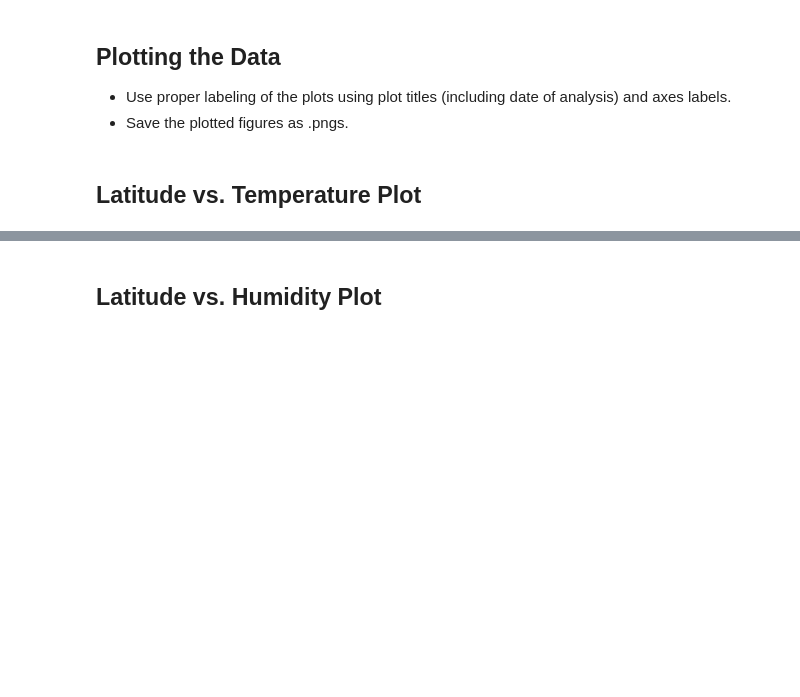
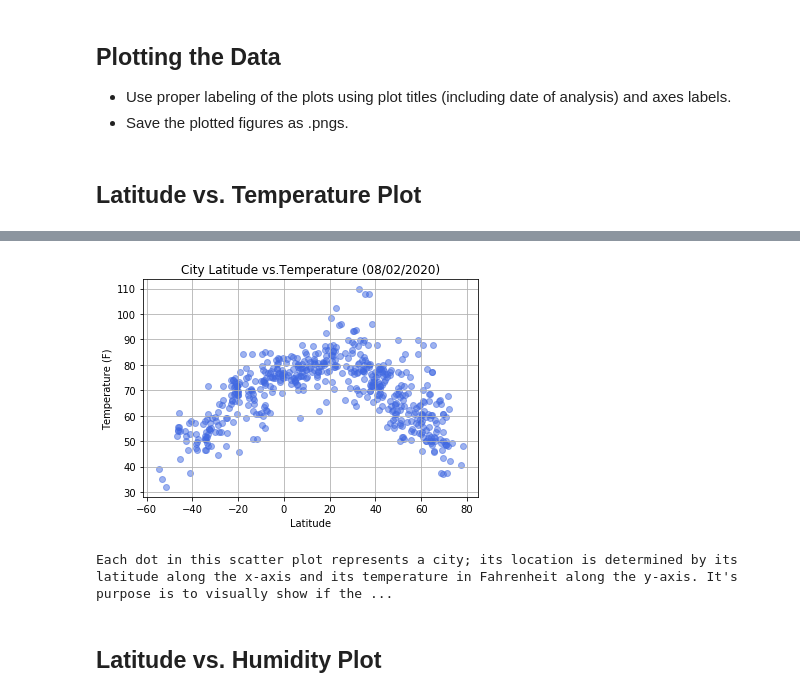
Before and after one commit to kguralpdx/python-api-challenge, a Jupyter notebook: WeatherPy/WeatherPy.ipynb, the cells around one changed output, grey strips where cells are left out. Cells and saved outputs as stored; diff of their text form; code cells hidden in the pictures; blank space fills up the shorter version.

```diff
--- a/WeatherPy/WeatherPy.ipynb
+++ b/WeatherPy/WeatherPy.ipynb
@@ -159,2 +274,21 @@ Int64Index([], dtype='int64')
+# %%
+# Get the date of the data. Averaging them to get one date.
+# Got help for this from Jeff's response at:
+#https://stackoverflow.com/questions/19231871/convert-unix-time-to-readable-date-in-pandas-dataframe
+data_datetime = pd.to_datetime(clean_city_data["Date"],unit='s').mean()
+
+plt.scatter(clean_city_data['Lat'],clean_city_data['Temp'],
+            c="royalblue",  alpha=0.5)
+plt.title(f"City Latitude vs.Temperature ({data_datetime:%m/%d/%Y})")
+plt.xlabel("Latitude")
+plt.ylabel("Temperature (F)")
+plt.grid()
+plt.show()
+print("Each dot in this scatter plot represents a city; its location is determined by its latitude along the x-axis and \
+its temperature in Fahrenheit along the y-axis. It's purpose is to visually show if there could potentially be a relationship \
+between the two variables. The darker the blue, the more cities with similiar latitude/temperature pairs.")
+# %% [output]
+[figure, added]
+Each dot in this scatter plot represents a city; its location is determined by its latitude along the x-axis and its temperature in Fahrenheit along the y-axis. It's purpose is to visually show if the ...
 # %% [markdown]
 ## Latitude vs. Humidity Plot
```
Also changed, not shown: parts of 43 cells of this notebook, 10 other files.
